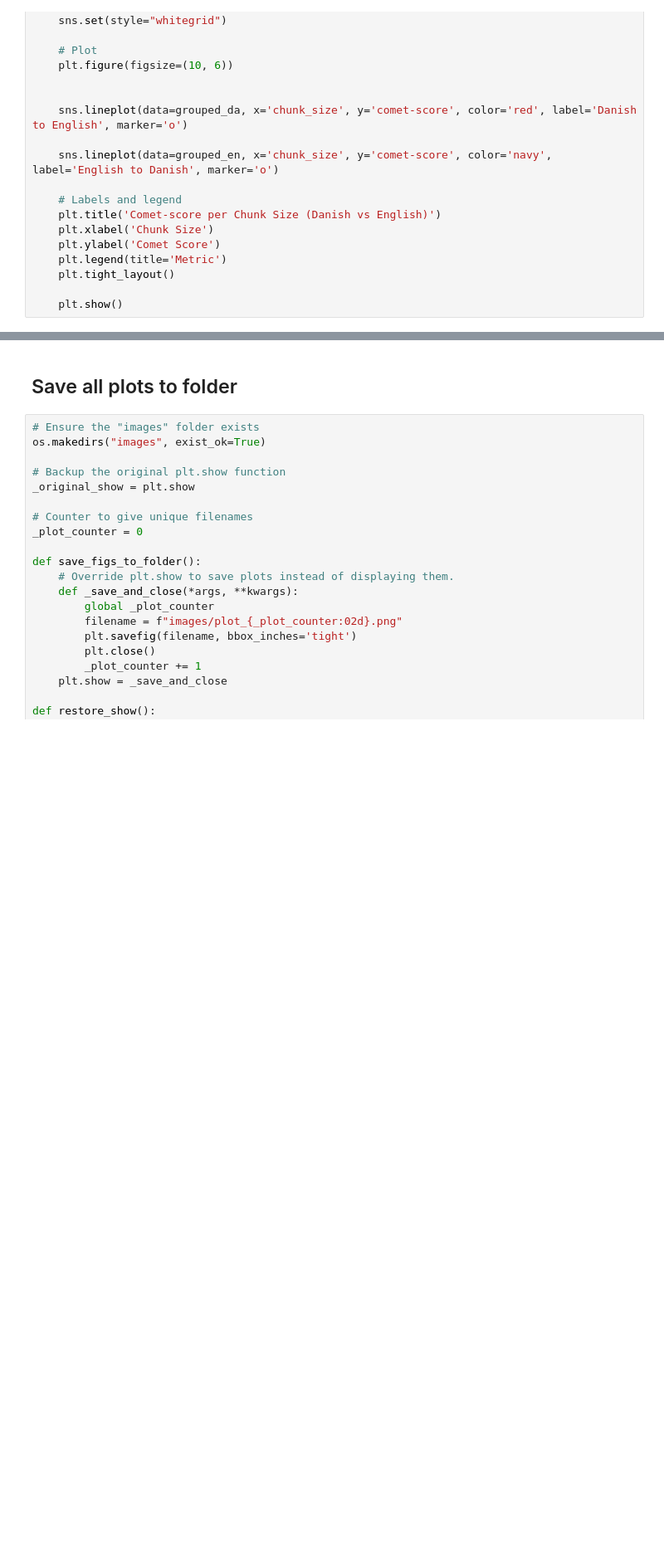
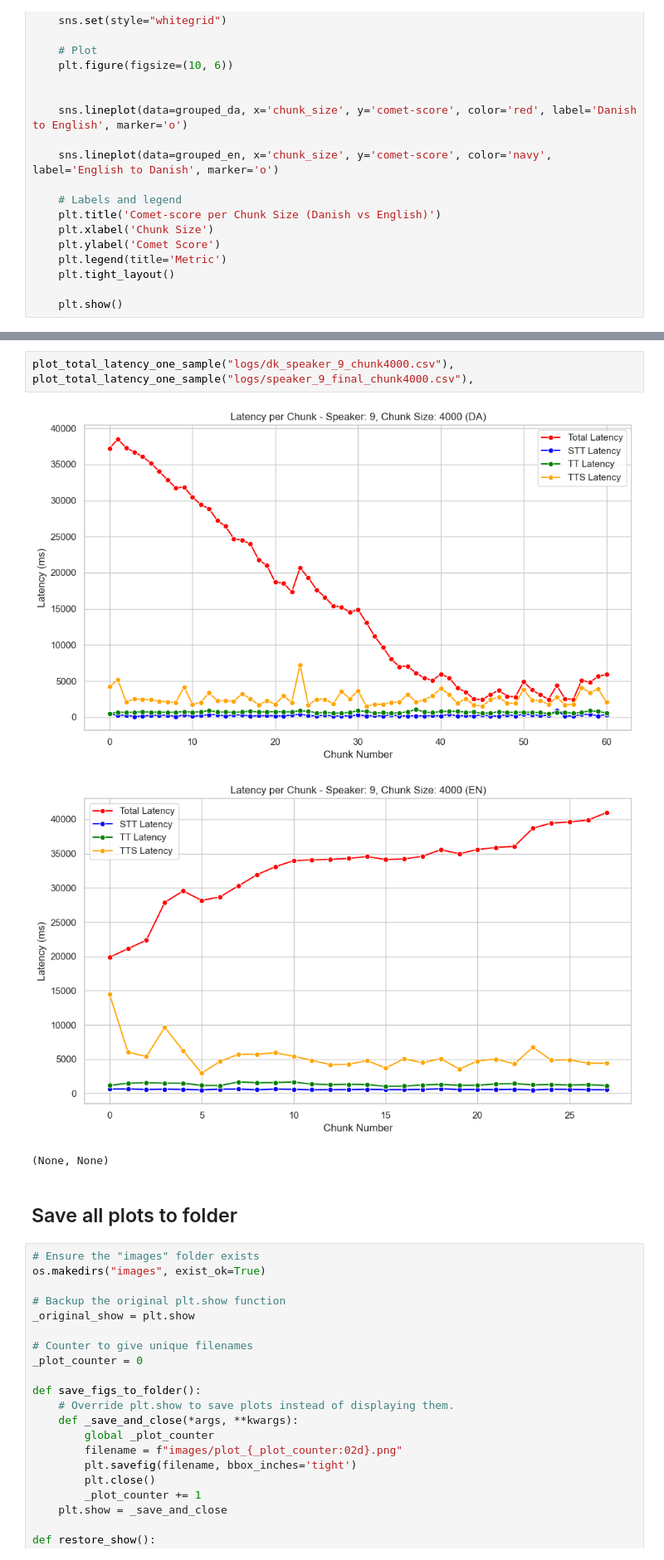
Before and after one commit to claralb2002/AI-Based-Video-dubbing, a Jupyter notebook: processing_results.ipynb, the cells around one changed output, grey strips where cells are left out. Shown: that part at 83% size. Cells and saved outputs as stored; diff of their text form; blank space fills up the shorter version.

```diff
--- a/processing_results.ipynb
+++ b/processing_results.ipynb
@@ -415,3 +467,9 @@ plot_comet_by_chunk_and_language("results/results_da.csv", "results/results_en.c
+# %%
+plot_total_latency_one_sample("logs/dk_speaker_9_chunk4000.csv"), plot_total_latency_one_sample("logs/speaker_9_final_chunk4000.csv"),
+# %% [output]
+[figure, added]
+[figure, added]
+(None, None)
 # %% [markdown]
 ## Save all plots to folder
 # %%
```
Also changed, not shown: parts of 12 cells of this notebook.
